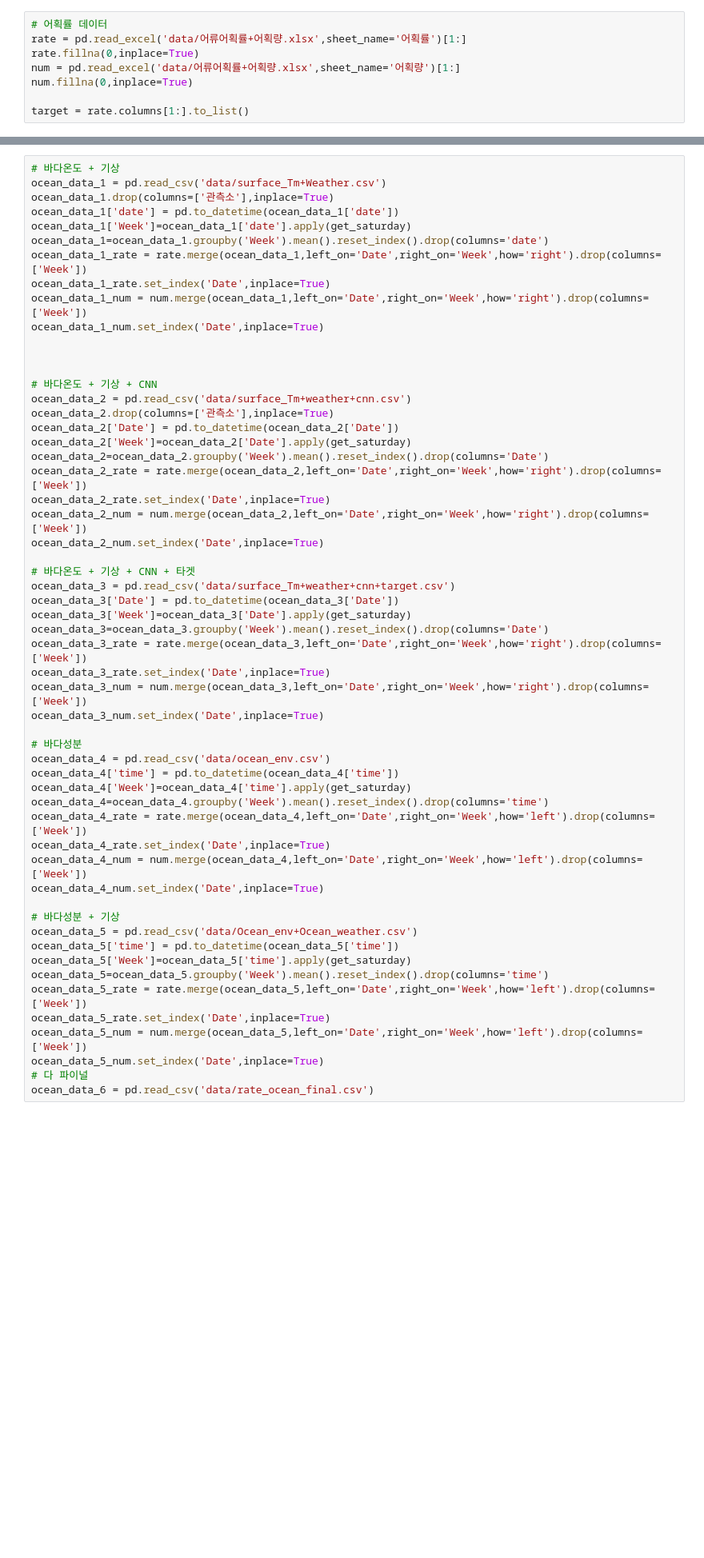
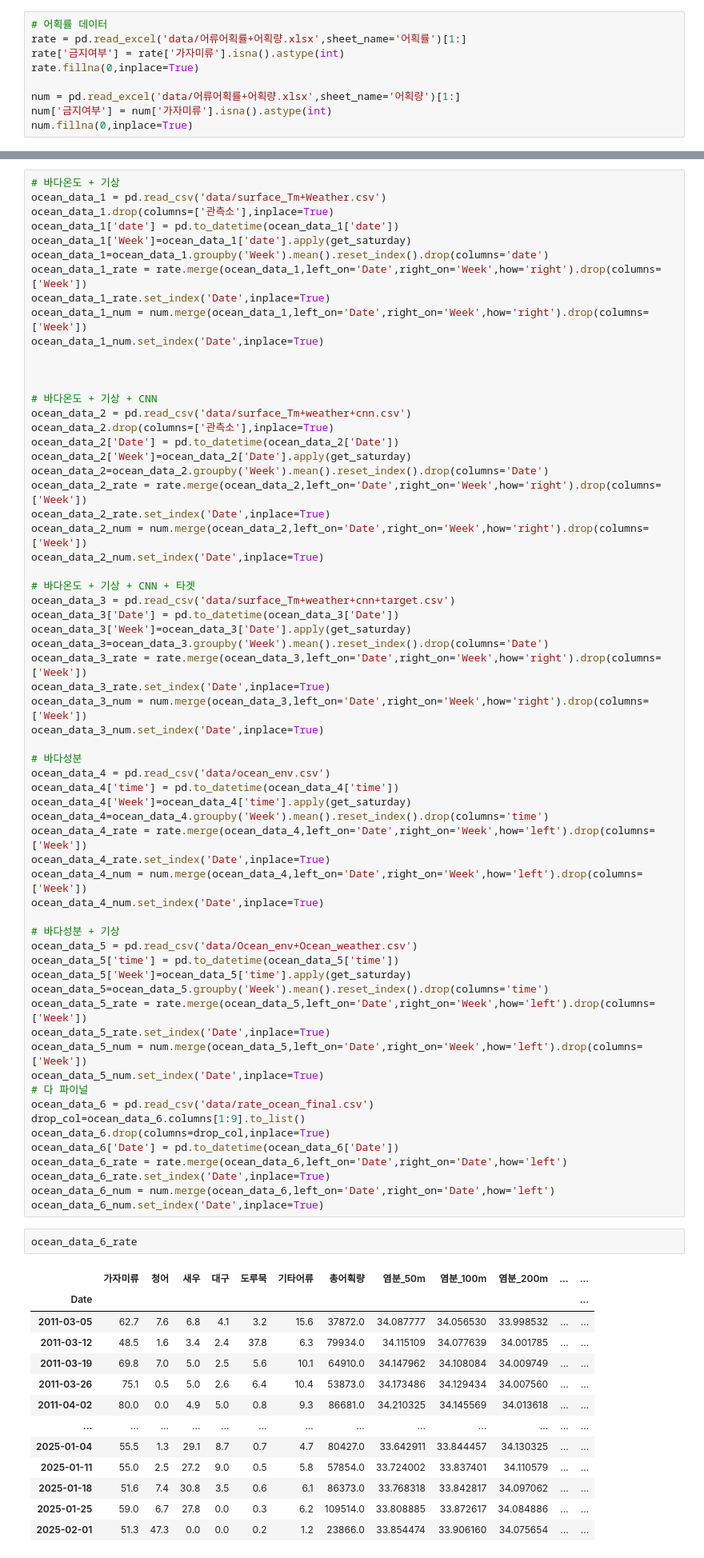
Before and after one commit to GUKHOJeong/Ocean_Project, a Jupyter notebook: model.ipynb, the cells around one changed output, grey strips where cells are left out. Shown at 80% size. Drawn from its saved outputs; the diff is of its cells as text; blank space fills up the shorter version.

```diff
--- a/model.ipynb
+++ b/model.ipynb
@@ -139,8 +139,9 @@ def get_saturday(date):
 # %%
 # 어획률 데이터
 rate = pd.read_excel('data/어류어획률+어획량.xlsx',sheet_name='어획률')[1:]
+rate['금지여부'] = rate['가자미류'].isna().astype(int)
 rate.fillna(0,inplace=True)
+
 num = pd.read_excel('data/어류어획률+어획량.xlsx',sheet_name='어획량')[1:]
+num['금지여부'] = num['가자미류'].isna().astype(int)
 num.fillna(0,inplace=True)
-
-target = rate.columns[1:].to_list()
@@ -202,3 +207,26 @@ ocean_data_5_num = num.merge(ocean_data_5,left_on='Date',right_on='Week',how='le
 ocean_data_5_num.set_index('Date',inplace=True)
 # 다 파이널
 ocean_data_6 = pd.read_csv('data/rate_ocean_final.csv')
+drop_col=ocean_data_6.columns[1:9].to_list()
+ocean_data_6.drop(columns=drop_col,inplace=True)
+ocean_data_6['Date'] = pd.to_datetime(ocean_data_6['Date'])
+ocean_data_6_rate = rate.merge(ocean_data_6,left_on='Date',right_on='Date',how='left')
+ocean_data_6_rate.set_index('Date',inplace=True)
+ocean_data_6_num = num.merge(ocean_data_6,left_on='Date',right_on='Date',how='left')
+ocean_data_6_num.set_index('Date',inplace=True)
+# %%
+ocean_data_6_rate
+# %% [output]
+|  | 가자미류 | 청어 | 새우 | 대구 | 도루묵 | 기타어류 | 총어획량 | 염분_50m | 염분_100m | 염분_200m | ... | ... |
+| Date |  |  |  |  |  |  |  |  |  |  |  | ... |
+| 2011-03-05 | 62.7 | 7.6 | 6.8 | 4.1 | 3.2 | 15.6 | 37872.0 | 34.087777 | 34.056530 | 33.998532 | ... | ... |
+| 2011-03-12 | 48.5 | 1.6 | 3.4 | 2.4 | 37.8 | 6.3 | 79934.0 | 34.115109 | 34.077639 | 34.001785 | ... | ... |
+| 2011-03-19 | 69.8 | 7.0 | 5.0 | 2.5 | 5.6 | 10.1 | 64910.0 | 34.147962 | 34.108084 | 34.009749 | ... | ... |
+| 2011-03-26 | 75.1 | 0.5 | 5.0 | 2.6 | 6.4 | 10.4 | 53873.0 | 34.173486 | 34.129434 | 34.007560 | ... | ... |
+| 2011-04-02 | 80.0 | 0.0 | 4.9 | 5.0 | 0.8 | 9.3 | 86681.0 | 34.210325 | 34.145569 | 34.013618 | ... | ... |
+| ... | ... | ... | ... | ... | ... | ... | ... | ... | ... | ... | ... | ... |
+| 2025-01-04 | 55.5 | 1.3 | 29.1 | 8.7 | 0.7 | 4.7 | 80427.0 | 33.642911 | 33.844457 | 34.130325 | ... | ... |
+| 2025-01-11 | 55.0 | 2.5 | 27.2 | 9.0 | 0.5 | 5.8 | 57854.0 | 33.724002 | 33.837401 | 34.110579 | ... | ... |
+| 2025-01-18 | 51.6 | 7.4 | 30.8 | 3.5 | 0.6 | 6.1 | 86373.0 | 33.768318 | 33.842817 | 34.097062 | ... | ... |
+| 2025-01-25 | 59.0 | 6.7 | 27.8 | 0.0 | 0.3 | 6.2 | 109514.0 | 33.808885 | 33.872617 | 34.084886 | ... | ... |
+| 2025-02-01 | 51.3 | 47.3 | 0.0 | 0.0 | 0.2 | 1.2 | 23866.0 | 33.854474 | 33.906160 | 34.075654 | ... | ... |
```
Also changed, not shown: parts of 73 cells of this notebook, 5 other files.
